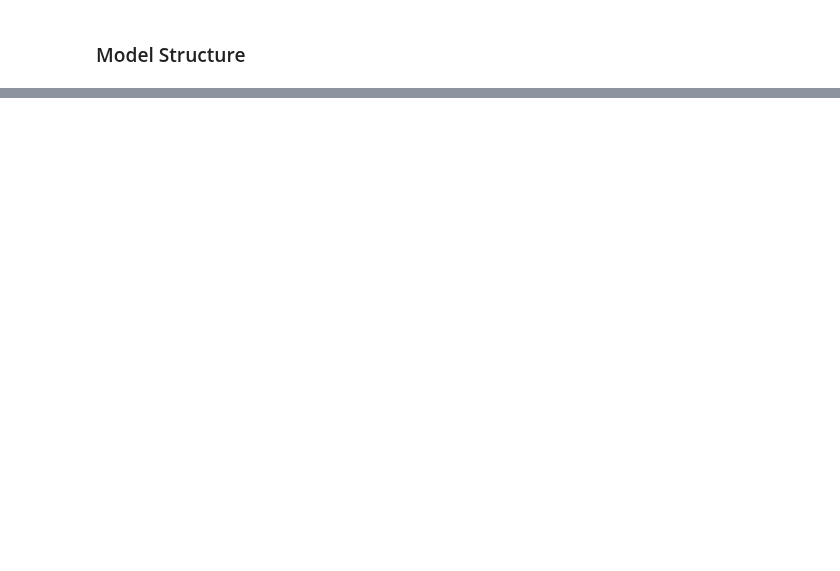
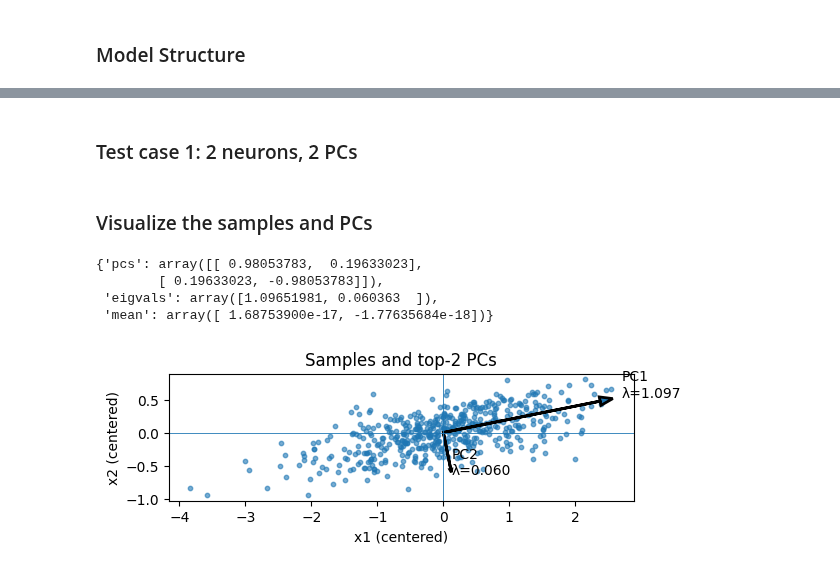
Before and after one commit to neuralalgorithms/representational-drift, a Jupyter notebook: NN.ipynb, the cells around one changed output, grey strips where cells are left out. Drawn from its saved outputs; the diff is of its cells as text; code cells hidden in the pictures; blank space fills up the shorter version.

```diff
--- a/NN.ipynb
+++ b/NN.ipynb
@@ -282,0 +380,2 @@ def alignment_over_epochs(model, X, epochs, pc, shuffle=True, match="best"):
+# %% [markdown]
+### Test case 1: 2 neurons, 2 PCs
@@ -282,0 +392,18 @@ def alignment_over_epochs(model, X, epochs, pc, shuffle=True, match="best"):
+# %%
+def gauss_distrib(theta, mu1, std1, mu2, std2, number_of_samples):
+    samples = np.zeros((number_of_samples, number_of_neurons));
+    for i in range(number_of_samples):
+        u1 = np.random.random();
+        u2 = np.random.random();
+        T1 = np.sqrt(-2 * np.log(u1)) * np.cos(2*np.pi*u2);
+        T2 = np.sqrt(-2 * np.log(u1)) * np.sin(2*np.pi*u2);
+
+        samples[i,0] = mu1 +  (std1*T1 * np.cos(theta) - std2*T2 * np.sin(theta));
+        samples[i,1] = mu2 +  (std1*T1 * np.sin(theta) + std2*T2 * np.cos(theta));
+    return samples
+
+# We precompute the samples
+samples = gauss_distrib(orientation, mu1,std1,mu2,std2,number_of_samples)
+
+samples[:,0] -= np.mean(samples[:,0])
+samples[:,1] -=np.mean(samples[:,1])
@@ -282,0 +424,10 @@ def alignment_over_epochs(model, X, epochs, pc, shuffle=True, match="best"):
+# %% [markdown]
+### Visualize the samples and PCs
+# %%
+plot_samples_and_top2_pcs(samples)
+# %% [output]
+{'pcs': array([[ 0.98053783,  0.19633023],
+        [ 0.19633023, -0.98053783]]),
+ 'eigvals': array([1.09651981, 0.060363  ]),
+ 'mean': array([ 1.68753900e-17, -1.77635684e-18])}
+[figure, added]
```
Also changed, not shown: parts of 21 cells of this notebook.
